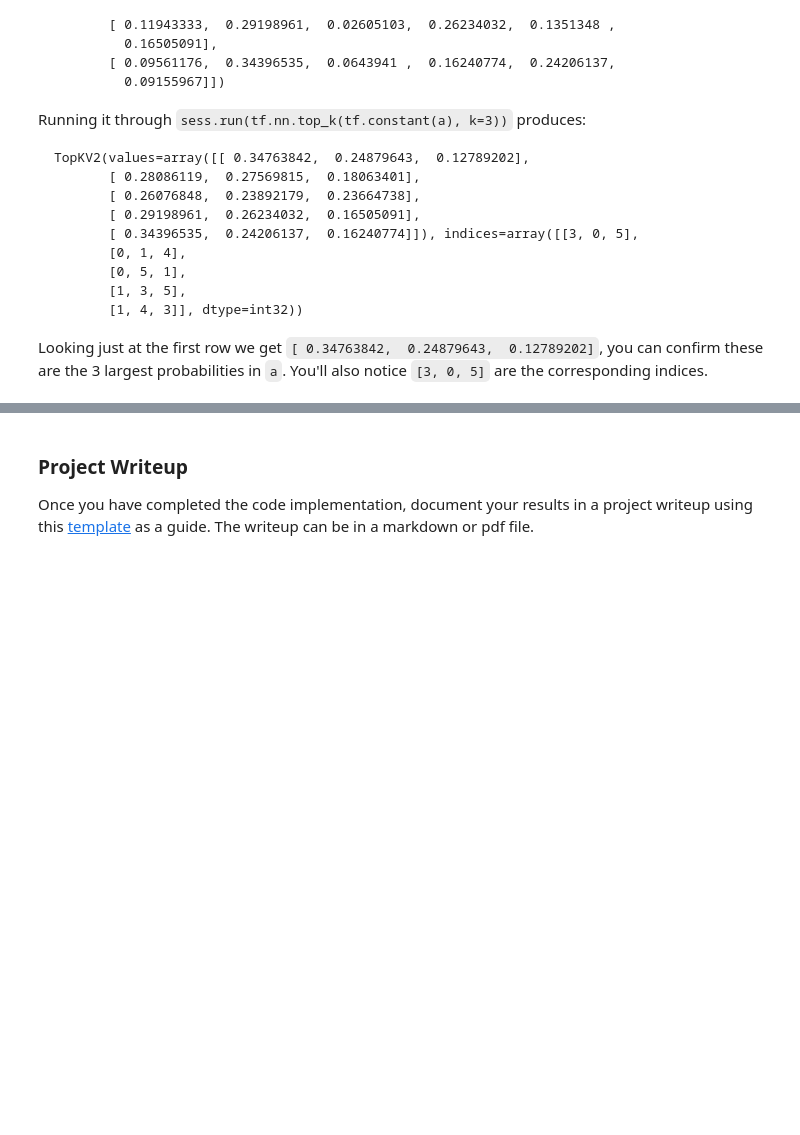
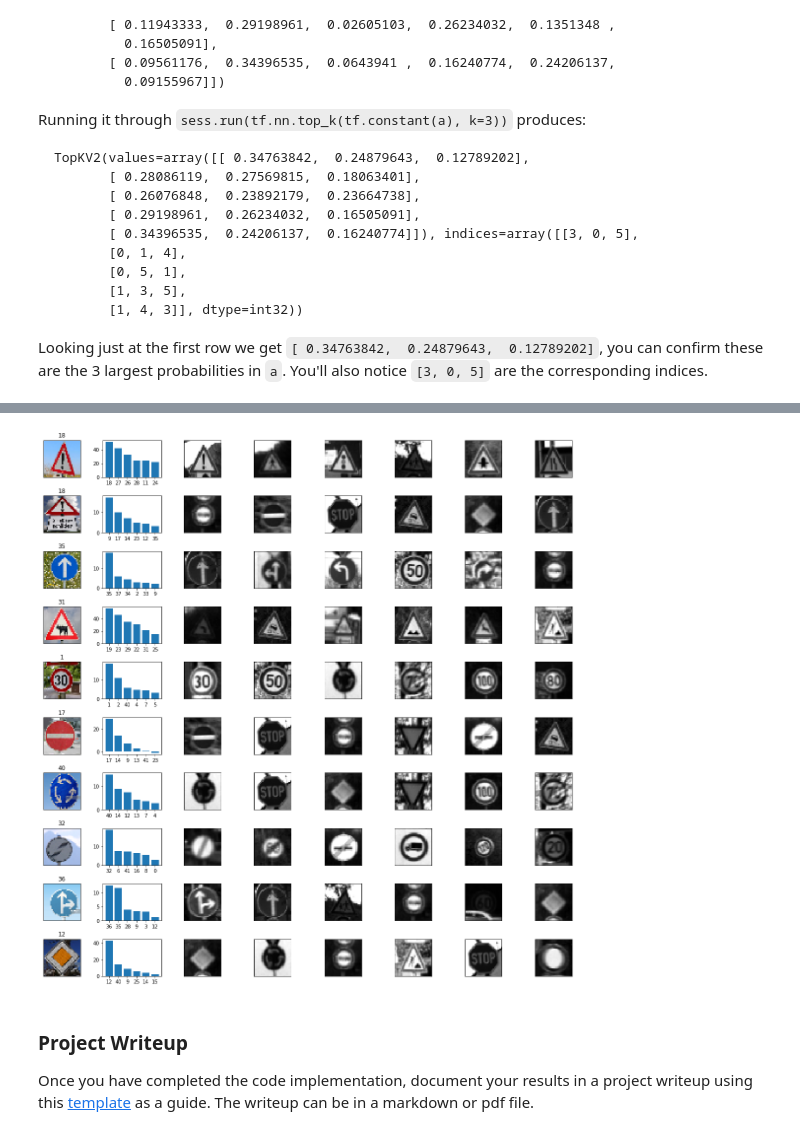
Before and after one commit to ysono/CarND-T1P2-Traffic-Sign-Classifier-Project, a Jupyter notebook: Traffic_Sign_Classifier.ipynb, the cells around one changed output, grey strips where cells are left out. Cells and saved outputs as stored; diff of their text form; code cells hidden in the pictures; blank space fills up the shorter version.

```diff
--- a/Traffic_Sign_Classifier.ipynb
+++ b/Traffic_Sign_Classifier.ipynb
@@ -252,7 +252,7 @@ visualize_dataset(temp_dataset)
 def pre_proc_images(images):
     return pre_proc_images_normalize(pre_proc_images_gray(images))
 
-def target_num_samples(class_id):
+def num_generation_iter(class_id):
     num_samples_largest_class = distro_classes.max()
 
     # `generate_images` fn generates this many images per one input
@@ -264,10 +264,10 @@ def target_num_samples(class_id):
     # the most populous class will have this many images generated
     target_num_samples = num_samples_largest_class * (1 + generator_ratio * min_generation_iter)
 
-    # this much should be generated
+    # this much should be generated for the current class
     target_num_generated = target_num_samples - distro_classes[class_id]
 
-    # the generator should be run this many times for this class
+    # the generator should be run this many times for the current class
     target_generation_iter = target_num_generated / distro_classes[class_id] / generator_ratio
 
     return max(math.floor(target_generation_iter), min_generation_iter)
@@ -283,7 +283,7 @@ def generate_images_proportionally(dataset):
         for k in ['features', 'labels', 'sizes', 'coords']:
             dataset_one_class[k] = dataset[k][indexes]
 
-        for _ in range(target_num_samples(class_id)):
+        for _ in range(num_generation_iter(class_id)):
             dataset_generated = generate_images(dataset_one_class)
             for k in ['features', 'labels']:
                 result[k] = np.concatenate((result[k], dataset_generated[k]))
@@ -666,4 +670,28 @@ correct = 12, predictions = 12 (42.2%) 40 (14.3%)  9 ( 8.8%) 25 ( 6.0%) 14 ( 4.2
 accuracy = 0.800
+# %%
+reference_images = {}
+for y in set(y_test_extra) | set(predictions.indices.flatten()):
+    reference_images[y] = X_test[y_test == y][0]
+
+_fig, axes = plt.subplots(nrows=len(y_test_extra), ncols=1+1+6, figsize=(20,20), gridspec_kw = {'wspace':0.2, 'hspace':0.5})
+for img, y, pcts, yhats, (aximg, axbar, *axrefs) in zip(X_test_extra, y_test_extra, predictions.values, predictions.indices, axes):
+    aximg.imshow(img)
+    aximg.get_xaxis().set_visible(False)
+    aximg.get_yaxis().set_visible(False)
+    aximg.set_title(y)
+
+    axbar.bar(range(len(pcts)), pcts)
+    axbar.set_xticks(range(len(pcts)))
+    axbar.set_xticklabels(yhats)
+
+    for yhat, ax in zip(yhats, axrefs):
+        img_ref = reference_images[yhat]
+        img_ref = img_ref.reshape(*img.shape[0:2])
+        ax.imshow(img_ref, cmap='gray')
+        ax.get_xaxis().set_visible(False)
+        ax.get_yaxis().set_visible(False)
+# %% [output]
+[figure, added]
 # %% [markdown]
 ### Project Writeup
 
```
Also changed, not shown: parts of 8 cells of this notebook, 1 other file.
